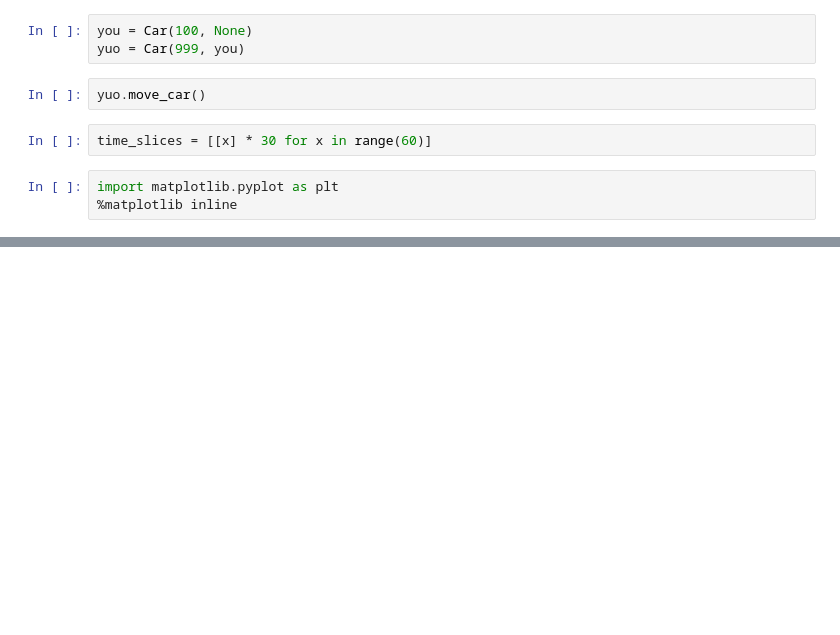
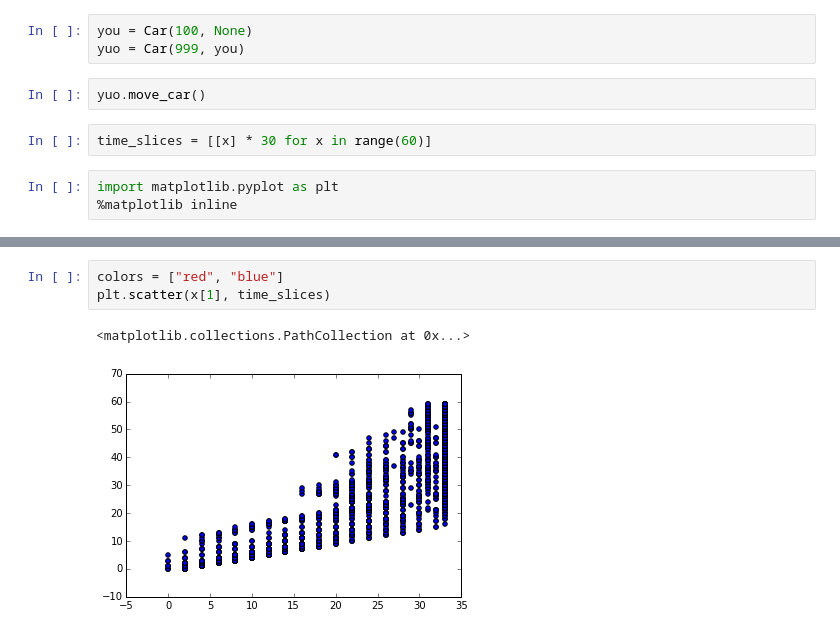
Before and after one commit to zseaborn63/traffic-simulation, a Jupyter notebook: Traffic Sim practice.ipynb, the cells around one changed output, grey strips where cells are left out. Cells and saved outputs as stored; diff of their text form; blank space fills up the shorter version.

```diff
--- a/Traffic Sim practice.ipynb
+++ b/Traffic Sim practice.ipynb
@@ -52,0 +46,6 @@ plt.scatter(x, time_slices, c=colors, marker="|")
+# %%
+colors = ["red", "blue"]
+plt.scatter(x[1], time_slices)
+# %% [output]
+<matplotlib.collections.PathCollection at 0x...>
+[figure, added]
```
Also changed, not shown: parts of 6 cells of this notebook, 1 other file.
